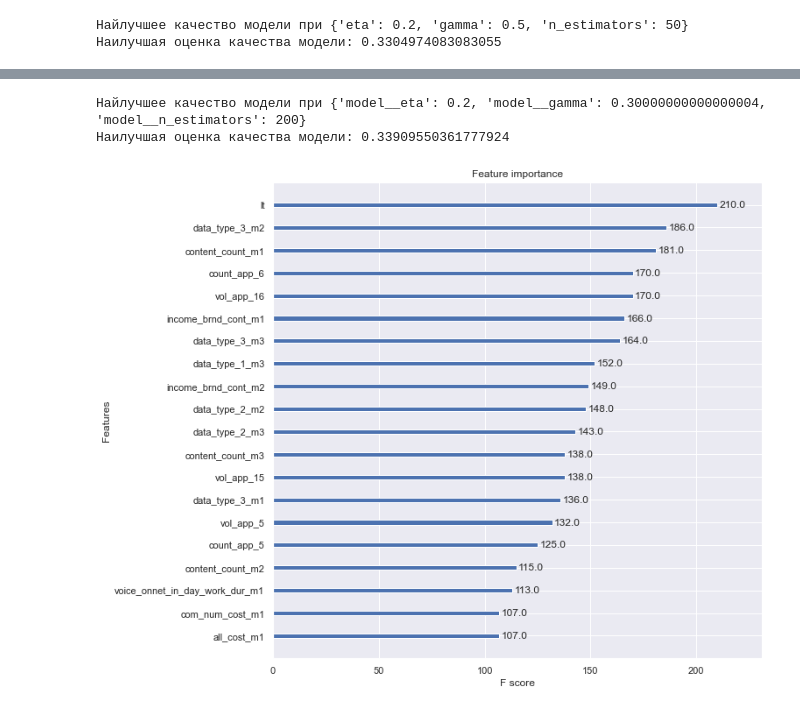
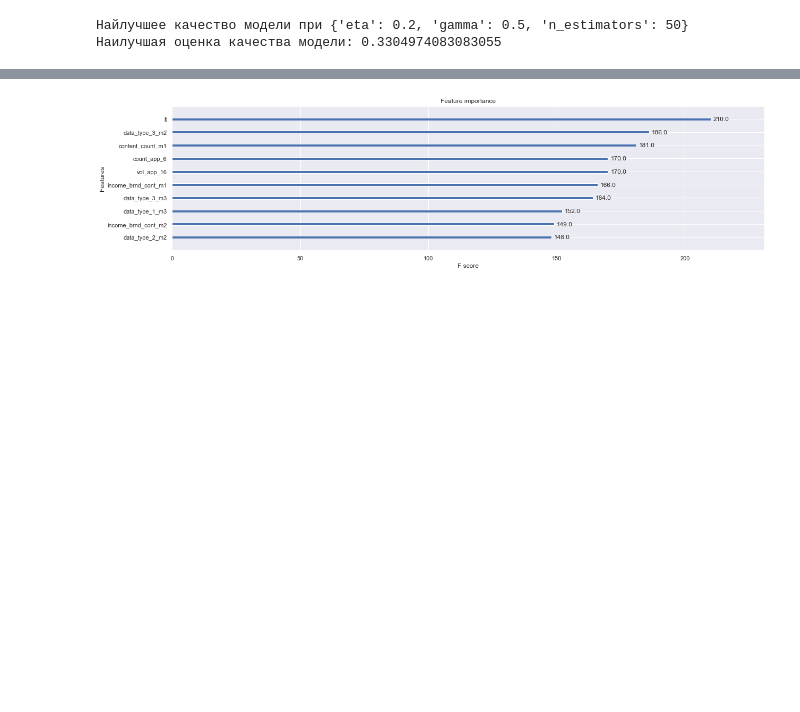
Before and after one commit to ML-Project-Univercity/Project, a Jupyter notebook: Project/Project.ipynb, the cells around one changed output, grey strips where cells are left out. Cells and saved outputs as stored; diff of their text form; code cells hidden in the pictures; blank space fills up the shorter version.

```diff
--- a/Project/Project.ipynb
+++ b/Project/Project.ipynb
@@ -188,0 +193,3 @@ df_ForestImputer
+# %%
+df_ForestImputer = pd.read_csv('Train_music_ForestImputer.csv')
+df_ForestImputer
@@ -426,14 +671,8 @@ GridSearchCV(cv=KFold(n_splits=5, random_state=42, shuffle=True),
-# %%
-print("Найлучшее качество модели при", grid.best_params_)
-print("Наилучшая оценка качества модели:", grid.best_score_)
-# %% [output]
-Найлучшее качество модели при {'model__eta': 0.2, 'model__gamma': 0.30000000000000004, 'model__n_estimators': 200}
-Наилучшая оценка качества модели: 0.33909550361777924
 # %%
 model = XGBClassifier(eta= 0.2, gamma= 0.3, n_estimators= 200, use_rmm= True, eval_metric='mlogloss')
 model.fit(X_rous, y_rous)
-ax = plot_importance(model, max_num_features=20)
+ax = plot_importance(model, max_num_features=10)
 fig = ax.figure
-fig.set_size_inches(10, 10)
+fig.set_size_inches(20, 5)
 # %% [output]
-[figure, old version]
+[figure, new version]
```
Also changed, not shown: parts of 105 cells of this notebook, 2 other files.
